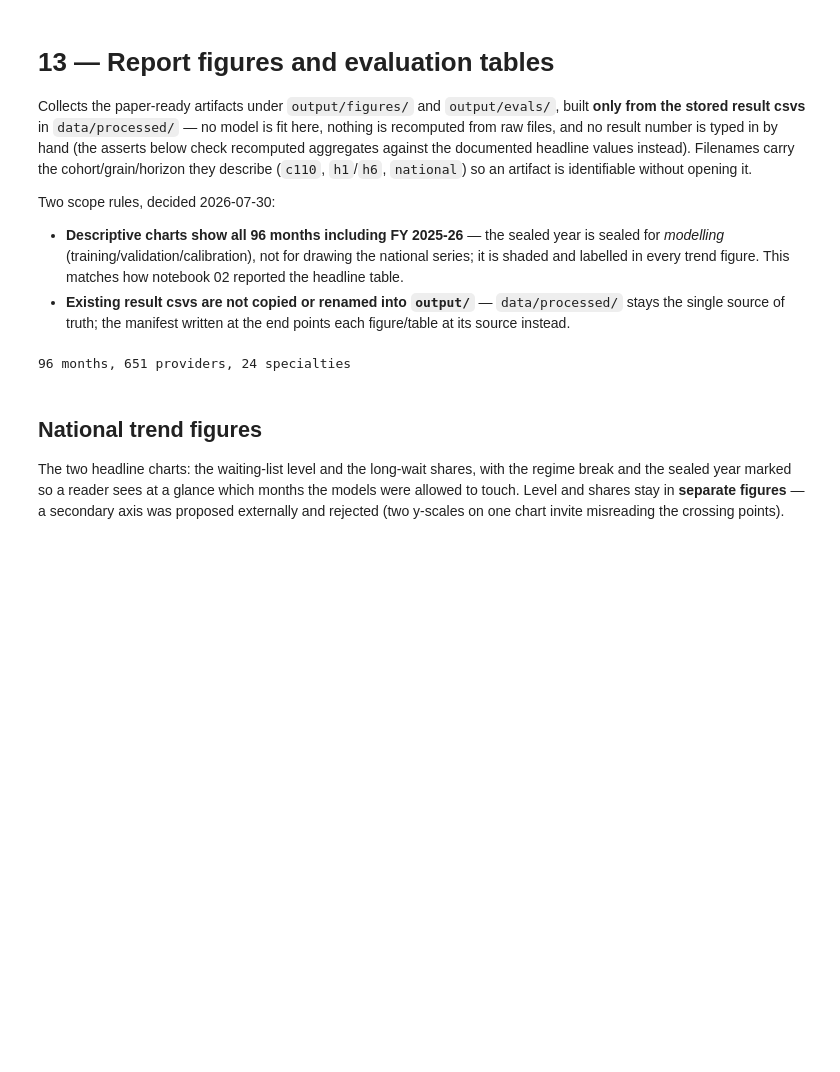
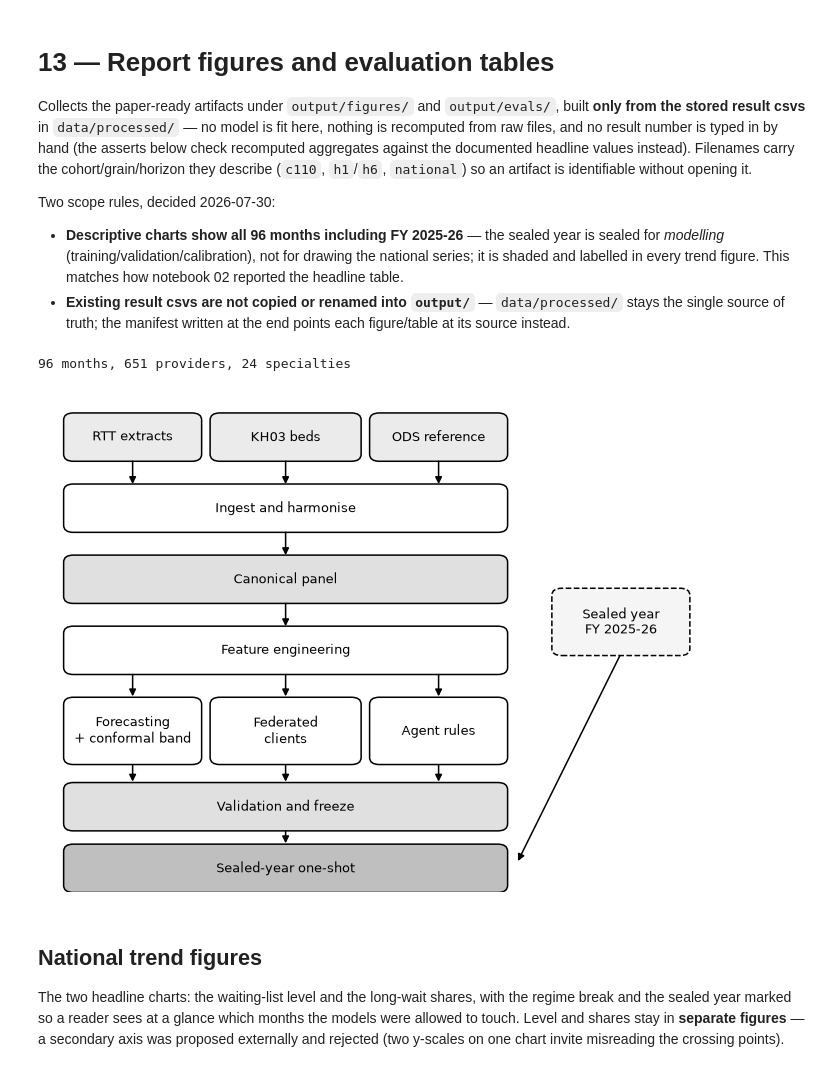
Before and after one commit to nileshsarkar-ai/fedOPD, a Jupyter notebook: src/13_report_figures.ipynb, the cells around one changed output. Drawn from its saved outputs; the diff is of its cells as text; code cells hidden in the pictures; blank space fills up the shorter version.

```diff
--- a/src/13_report_figures.ipynb
+++ b/src/13_report_figures.ipynb
@@ -48,6 +48,62 @@ print(len(nat), "months,", panel["provider_code"].nunique(), "providers,",
       panel["tfunc_code"].nunique(), "specialties")
 # %% [output]
 96 months, 651 providers, 24 specialties
+# %%
+# Goal: fig_system_architecture.png - the pipeline as one monochrome flowchart. Stage names only:
+# the counts, cuts and rule constants belong in the methodology prose, and a diagram carrying them
+# becomes a table with arrows. Greyscale, because the paper is printed in black and white.
+from matplotlib.patches import FancyBboxPatch   # rounded stage boxes; plain Rectangle looks like a table
+
+fig, ax = plt.subplots(figsize=(8.4, 6.4))
+ax.set_xlim(0, 100); ax.set_ylim(-2, 102); ax.axis("off")
+
+
+def box(x0, x1, y, text, dashed=False, shade=1.0, height=9):
+    # one stage. shade is a grey level: 1.0 white, lower is darker, so emphasis survives a mono print
+    ax.add_patch(FancyBboxPatch((x0, y - height / 2), x1 - x0, height,
+                                boxstyle="round,pad=0.6,rounding_size=1.5",
+                                facecolor=str(shade), edgecolor="black", linewidth=1.1,
+                                linestyle="--" if dashed else "-"))
+    ax.text((x0 + x1) / 2, y, text, ha="center", va="center", fontsize=9)
+
+
+def arrow(x0, y0, x1, y1):
+    ax.annotate("", xy=(x1, y1), xytext=(x0, y0),
+                arrowprops=dict(arrowstyle="-|>", color="black", linewidth=1.1, shrinkA=2, shrinkB=2))
+
+
+LEFT, RIGHT = 3, 70                              # the main flow column; the sealed year sits to its right
+MID = (LEFT + RIGHT) / 2
+
+box(LEFT, 23, 94, "RTT extracts", shade=0.92)
+box(25.5, 47.5, 94, "KH03 beds", shade=0.92)
+box(50, RIGHT, 94, "ODS reference", shade=0.92)
+box(LEFT, RIGHT, 79, "Ingest and harmonise")
+box(LEFT, RIGHT, 64, "Canonical panel", shade=0.88)
+box(LEFT, RIGHT, 49, "Feature engineering")
+
+box(LEFT, 23, 32, "Forecasting\n+ conformal band", height=13)
+box(25.5, 47.5, 32, "Federated\nclients", height=13)
+box(50, RIGHT, 32, "Agent rules", height=13)
+
+box(LEFT, RIGHT, 16, "Validation and freeze", shade=0.88)
+box(LEFT, RIGHT, 3, "Sealed-year one-shot", shade=0.75)
+box(78, 98, 55, "Sealed year\nFY 2025-26", dashed=True, shade=0.96, height=13)
+
+for x in (13, 36.5, 60):
+    arrow(x, 89.5, x, 83.5)          # all three sources feed the same ingest stage
+    arrow(x, 44.5, x, 38.7)          # the feature frame fans out to the three modelling layers
+    arrow(x, 25.3, x, 20.7)          # and each reports into the validation year
+for y0, y1 in ((74.5, 68.5), (59.5, 53.5)):
+    arrow(MID, y0, MID, y1)          # the single-file spine of the pipeline
+arrow(MID, 11.5, MID, 7.7)
+arrow(88, 48.3, 72, 4)               # the sealed year enters only at the final box
+
+save_fig(fig, "fig_system_architecture.png", "pipeline structure (src/01-17)",
+         "monochrome system architecture: sources, panel, features, three modelling layers, sealed one-shot")
+plt.show()
+# %% [output]
+[figure, added]
 # %% [markdown]
 ## National trend figures
 
```
Also changed, not shown: parts of 7 cells of this notebook, 12 other files.
